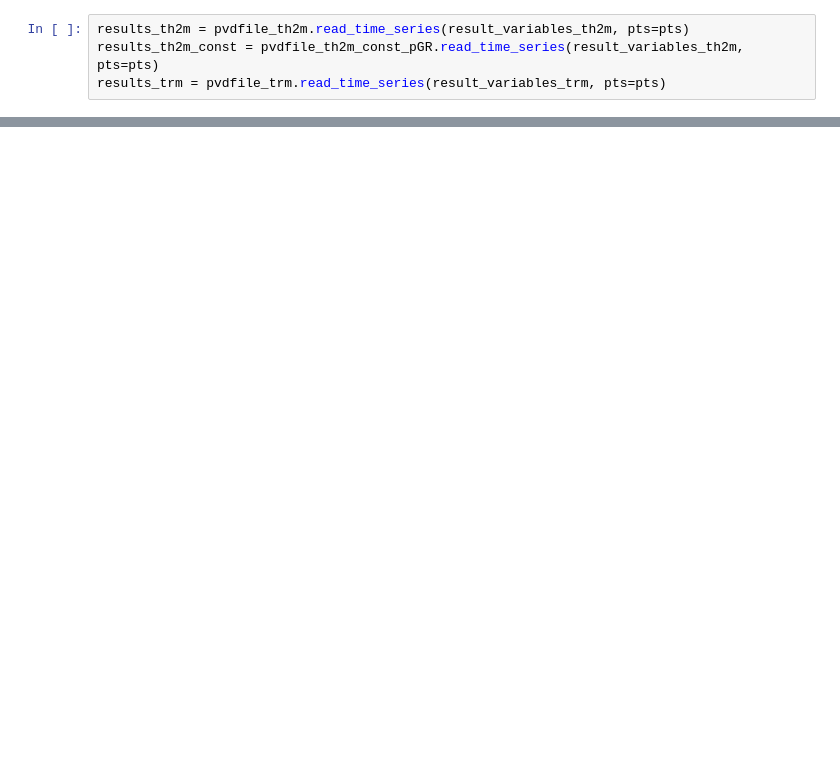
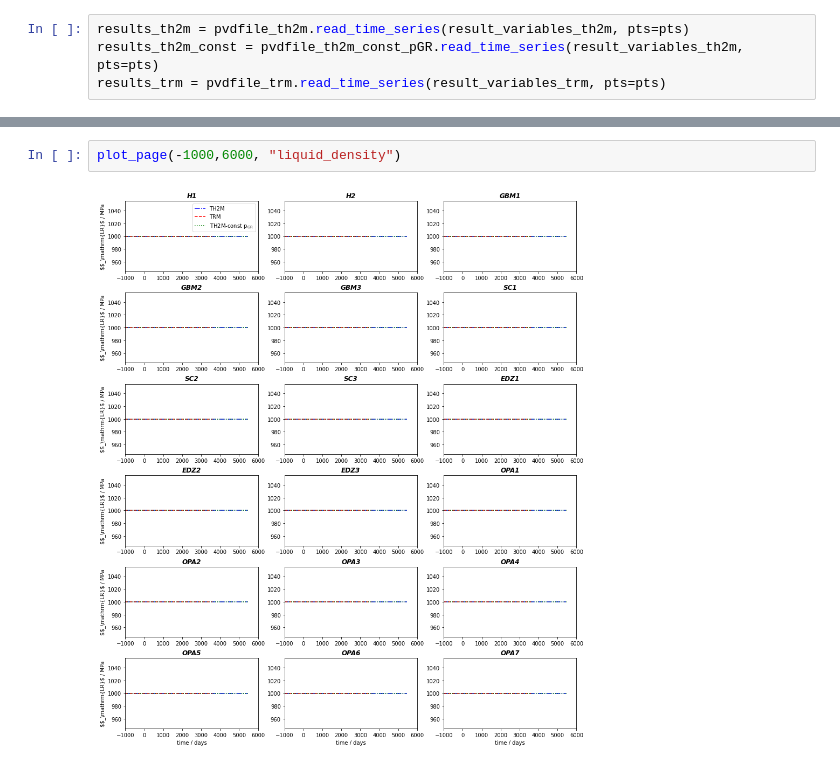
Before and after one commit to joergbuchwald/fe-minibenchmarks, a Jupyter notebook: notebook/1d_axi.ipynb, the cells around one changed output, grey strips where cells are left out. Drawn from its saved outputs; the diff is of its cells as text; blank space fills up the shorter version.

Commit message:
liquid density plots

```diff
--- a/notebook/1d_axi.ipynb
+++ b/notebook/1d_axi.ipynb
@@ -158,0 +163,4 @@ plot_page(-1000,6000, "liquid_pressure")
+# %%
+plot_page(-1000,6000, "liquid_density")
+# %% [output]
+[figure, added]
```
Also changed, not shown: parts of 10 cells of this notebook.
